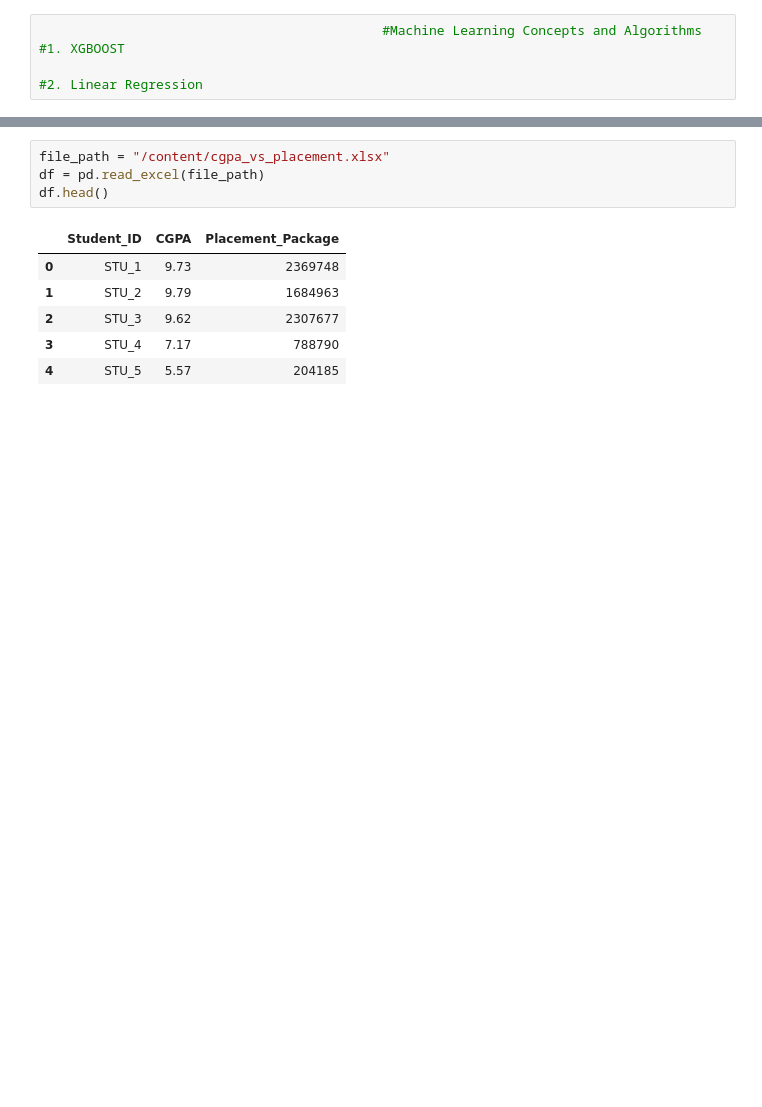
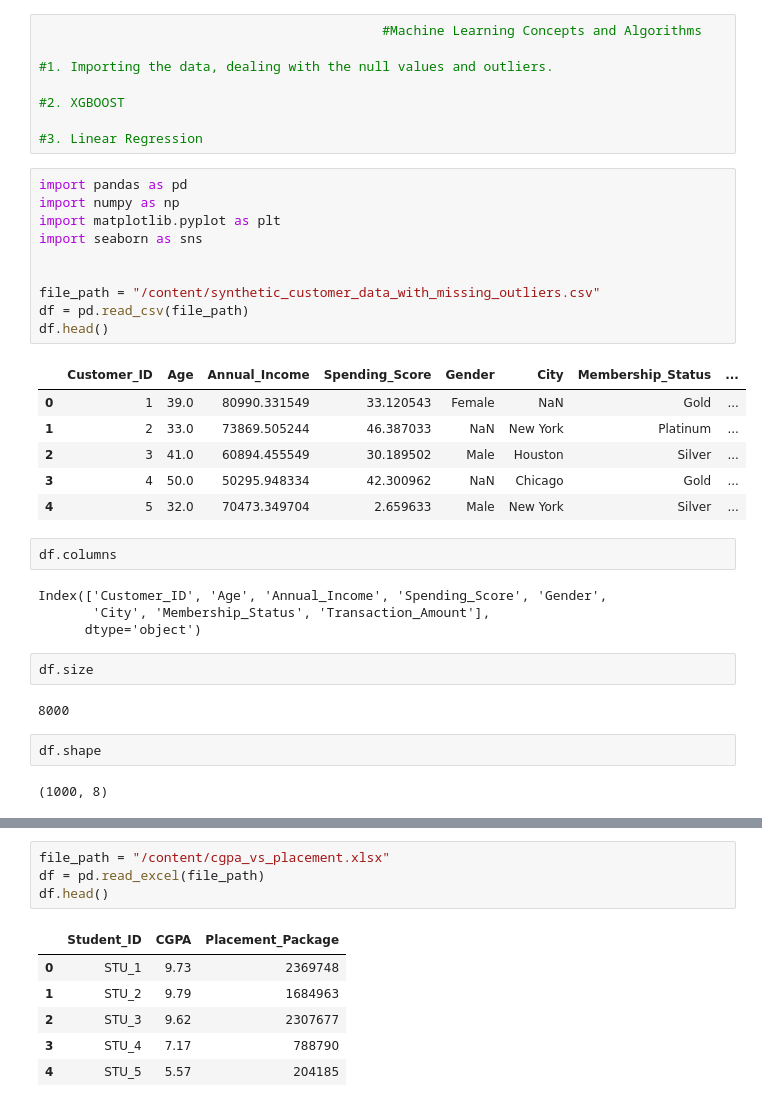
Before and after one commit to Jatingpt/ML-Repository, a Jupyter notebook: ML_Repository.ipynb, the cells around one changed output, grey strips where cells are left out. Cells and saved outputs as stored; diff of their text form; blank space fills up the shorter version.

```diff
--- a/ML_Repository.ipynb
+++ b/ML_Repository.ipynb
@@ -2,6 +2,40 @@
 <a href="https://colab.research.google.com/github/Jatingpt/ML-Repository/blob/main/ML_Repository.ipynb" target="_parent"><img src="https://colab.research.google.com/assets/colab-badge.svg" alt="Open In Colab"/></a>
 # %%
                                             #Machine Learning Concepts and Algorithms
-#1. XGBOOST
 
-#2. Linear Regression
+#1. Importing the data, dealing with the null values and outliers.
+
+#2. XGBOOST
+
+#3. Linear Regression
+# %%
+import pandas as pd
+import numpy as np
+import matplotlib.pyplot as plt
+import seaborn as sns
+
+
+file_path = "/content/synthetic_customer_data_with_missing_outliers.csv"
+df = pd.read_csv(file_path)
+df.head()
+# %% [output]
+|  | Customer_ID | Age | Annual_Income | Spending_Score | Gender | City | Membership_Status | ... |
+| 0 | 1 | 39.0 | 80990.331549 | 33.120543 | Female | NaN | Gold | ... |
+| 1 | 2 | 33.0 | 73869.505244 | 46.387033 | NaN | New York | Platinum | ... |
+| 2 | 3 | 41.0 | 60894.455549 | 30.189502 | Male | Houston | Silver | ... |
+| 3 | 4 | 50.0 | 50295.948334 | 42.300962 | NaN | Chicago | Gold | ... |
+| 4 | 5 | 32.0 | 70473.349704 | 2.659633 | Male | New York | Silver | ... |
+# %%
+df.columns
+# %% [output]
+Index(['Customer_ID', 'Age', 'Annual_Income', 'Spending_Score', 'Gender',
+       'City', 'Membership_Status', 'Transaction_Amount'],
+      dtype='object')
+# %%
+df.size
+# %% [output]
+8000
+# %%
+df.shape
+# %% [output]
+(1000, 8)
```
Also changed, not shown: parts of 12 cells of this notebook.
